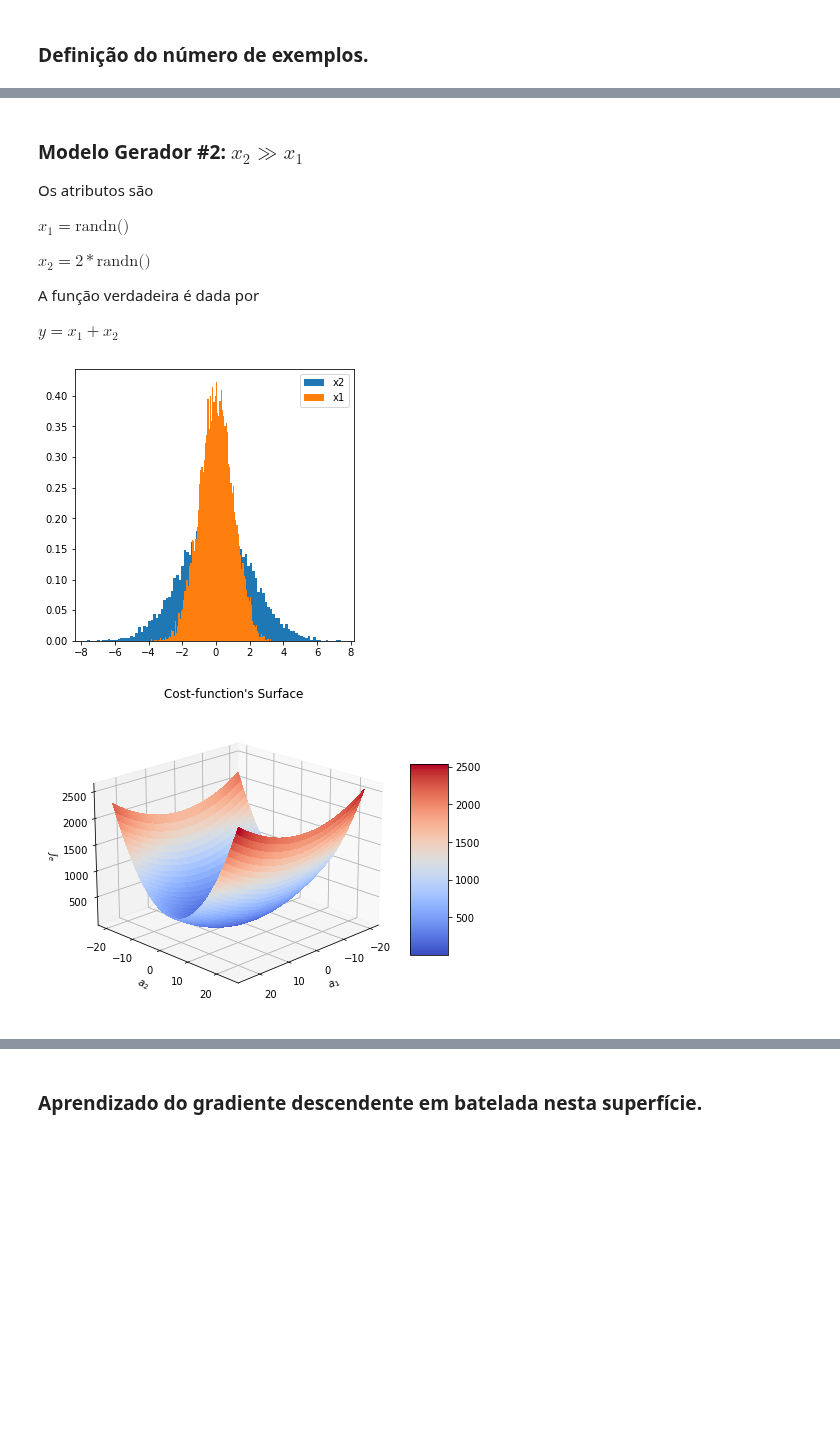
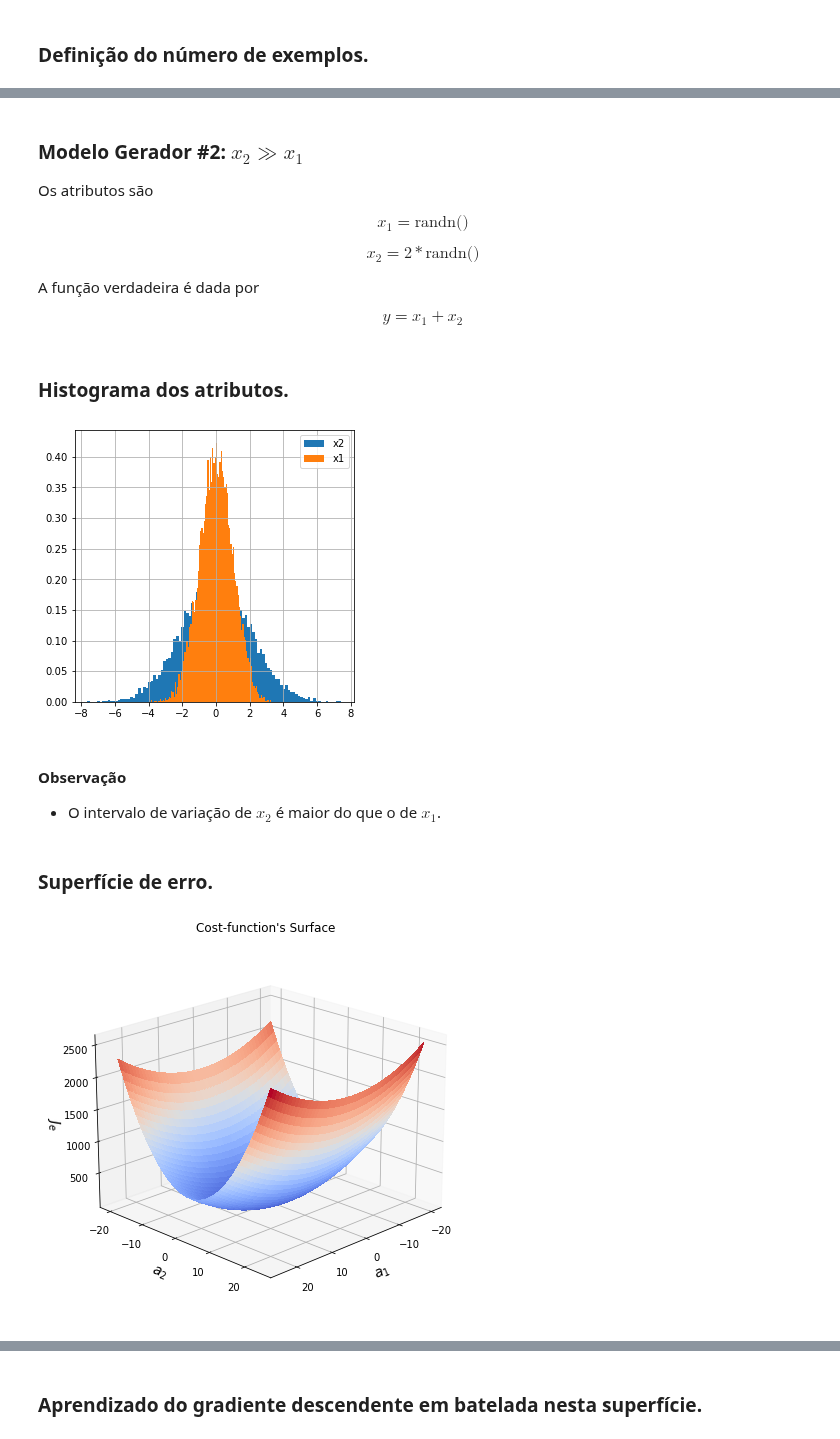
Before and after one commit to zz4fap/t319_aprendizado_de_maquina, a Jupyter notebook: notebooks/regression/escalonamento_de_atributos.ipynb, the cells around one changed output, grey strips where cells are left out. Saved outputs shown, nothing was run; the diff lists cells and outputs as text; code cells hidden in the pictures; blank space fills up the shorter version.

```diff
--- a/notebooks/regression/escalonamento_de_atributos.ipynb
+++ b/notebooks/regression/escalonamento_de_atributos.ipynb
@@ -9,12 +9,12 @@ import numpy as np
 seed = 1234
 np.random.seed(seed)
 # %%
-def calculateErrorSurface(y, x1, x2):
-    """
-    Generate data points for plotting the error surface.
-    """
+def calculateErrorSurface(x1, x2, y):
+    """Generate data points for plotting the error surface."""
+
     # Number of examples.
     N = len(y)
+
     # Generate values for parameter space.
     M = 200
     a1 = np.linspace(-20.0, 24.0, M)
@@ -26,19 +26,20 @@ def calculateErrorSurface(y, x1, x2):
     J = np.zeros((M,M))
     for iter1 in range(0, M):
         for iter2 in range(0, M):
-            yhat = A1[iter1][iter2]*x1 + A2[iter1][iter2]*x2
-            J[iter1][iter2] = (1.0/N)*np.sum(np.square(y - yhat));
+            yhat = A1[iter1, iter2]*x1 + A2[iter1, iter2]*x2
+            J[iter1, iter2] = (1.0/N)*np.sum(np.square(y - yhat));
 
     return J, A1, A2
 
 def batchGradientDescent(X, y, alpha, n_iterations):
-    """
-    Batch gradient descent solution.
-    """
+    """Batch gradient descent solution."""
+
     # Number of examples.
     N = len(y)
+
     # Initialize error history with zeros.
     Jgd = np.zeros(n_iterations+1)
+
     # Random initialization of parameters.
     a = np.array([-20.0, -20.0]).reshape(2, 1)
 
@@ -47,6 +48,7 @@ def batchGradientDescent(X, y, alpha, n_iterations):
     # Initialize history vector.
     a_hist[:, 0] = a.reshape(2,)
 
+    # MSE for the intial set of weights.
     h = X.dot(a)
     Jgd[0] = (1.0/N)*np.sum(np.power(y - h, 2))
 
@@ -55,17 +57,22 @@ def batchGradientDescent(X, y, alpha, n_iterations):
     iteration = 0
     while iteration < n_iterations and error > 1e-3:
 
+        # Calculate the gradient vector.
         h = X.dot(a)
         gradients = -(2.0/N)*X.T.dot(y - h)
 
+        # Update the weights.
         a = a - alpha * gradients
         a_hist[:, iteration+1] = a.reshape(2,)
 
+        # MSE for the current weight vector.
         h = X.dot(a)
         Jgd[iteration+1] = (1.0/N)*sum(np.power((y - h), 2))
 
+        # Absolute error between subsequent iterations.
         error = np.abs(Jgd[iteration]-Jgd[iteration+1])
 
+        # Epoch's counter.
         iteration += 1
 
     return a, a_hist, Jgd, iteration
@@ -177,13 +218,13 @@ plt.show()
 
 Os atributos são
 
-$x_1 = \text{randn()}$
+$$x_1 = \text{randn()}$$
 
-$x_2 = 2 * \text{randn()}$
+$$x_2 = 2 * \text{randn()}$$
 
 A função verdadeira é dada por
 
-$y = x_1 + x_2$
+$$y = x_1 + x_2$$
 # %%
 # Always reset the pseudo-random numbers generator to a known value so that your results are always the same.
 np.random.seed(seed)
@@ -195,34 +236,45 @@ x2 = 2 * np.random.randn(N, 1)
 # True model.
 y = x1 + x2
 
+# Noise.
+w = np.random.randn(N, 1)
+
 # Observable function.
-y_noisy = y + np.random.randn(N, 1)
+y_noisy = y + w
+# %% [markdown]
+### Histograma dos atributos.
 # %%
 fig = plt.figure(figsize=(5,5))
 plt.hist(x2, bins=100, density=True, label='x2')
 plt.hist(x1, bins=100, density=True, label='x1')
 plt.legend()
-plt.savefig("hist_molde2.png", dpi=600)
+plt.grid()
+#plt.savefig("hist_molde2.png", dpi=600)
 plt.show()
 # %% [output]
-[figure, old version]
+[figure, new version]
+# %% [markdown]
+#### Observação
+
++ O intervalo de variação de $x_2$ é maior do que o de $x_1$.
+# %% [markdown]
+### Superfície de erro.
 # %%
-J, A1, A2 = calculateErrorSurface(y_noisy, x1, x2)
+J, A1, A2 = calculateErrorSurface(x1, x2, y_noisy)
 
 # Plot cost-function surface.
 fig = plt.figure(figsize=(7,7))
-ax = fig.gca(projection='3d')
+plt.subplot(projection='3d')
+ax = fig.gca()
 surf = ax.plot_surface(A1, A2, J, cmap=cm.coolwarm, linewidth=0, antialiased=False)
-# Add a color bar which maps values to colors.
-fig.colorbar(surf, shrink=0.5, aspect=5)
-ax.set_xlabel('$a_1$')
-ax.set_ylabel('$a_2$')
-ax.set_zlabel('$J_e$')
+ax.set_xlabel('$a_1$', fontsize=14)
+ax.set_ylabel('$a_2$', fontsize=14)
+ax.set_zlabel('$J_e$', fontsize=14)
 plt.title('Cost-function\'s Surface')
 ax.view_init(20, 45)
-plt.savefig("error_surface_model2.png", dpi=600)
+#plt.savefig("error_surface_model2.png", dpi=600)
 #Show the plot.
 plt.show()
 # %% [output]
-[figure, old version]
+[figure, new version]
 # %% [markdown]
```
Also changed, not shown: parts of 41 cells of this notebook, 11 other files.
